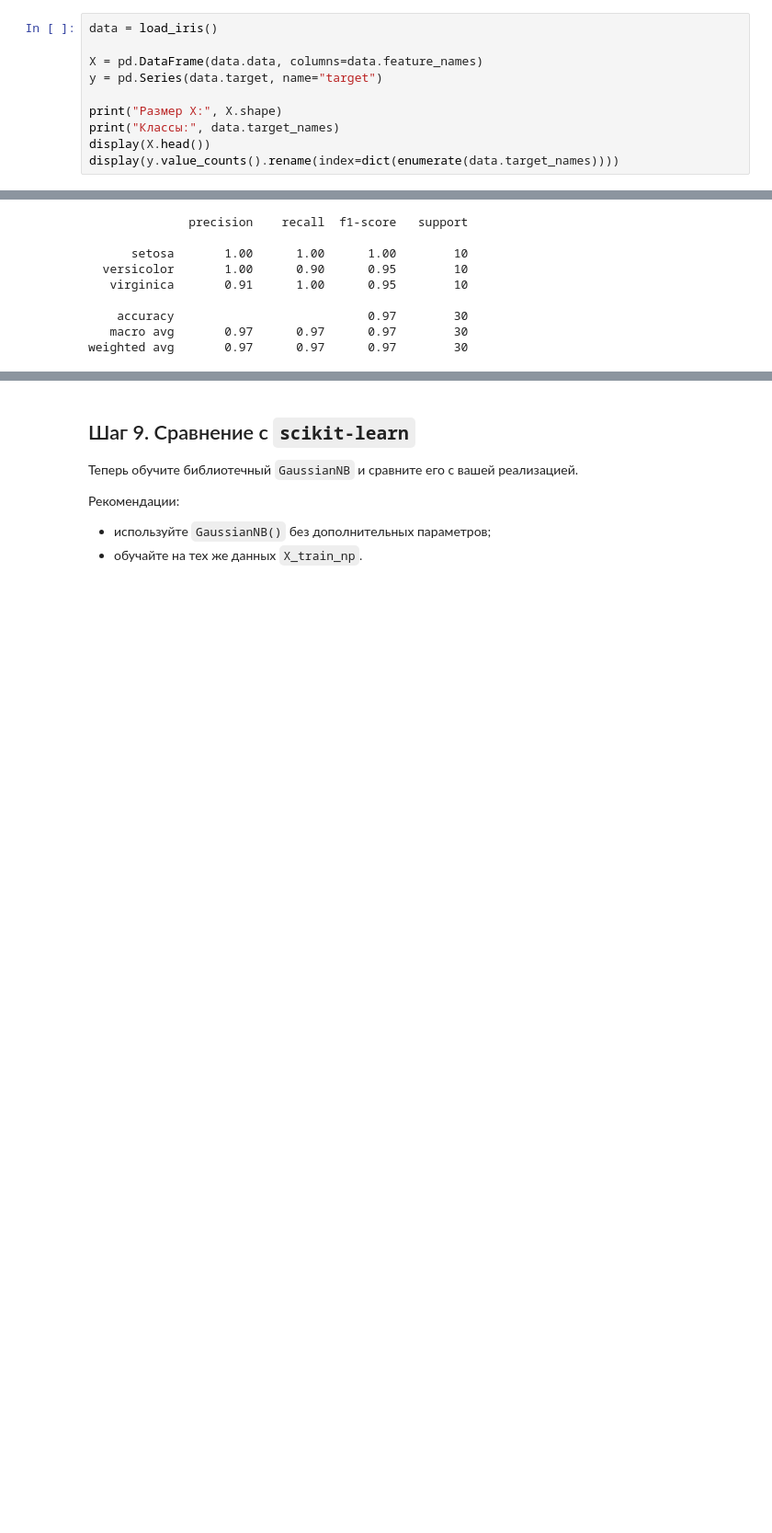
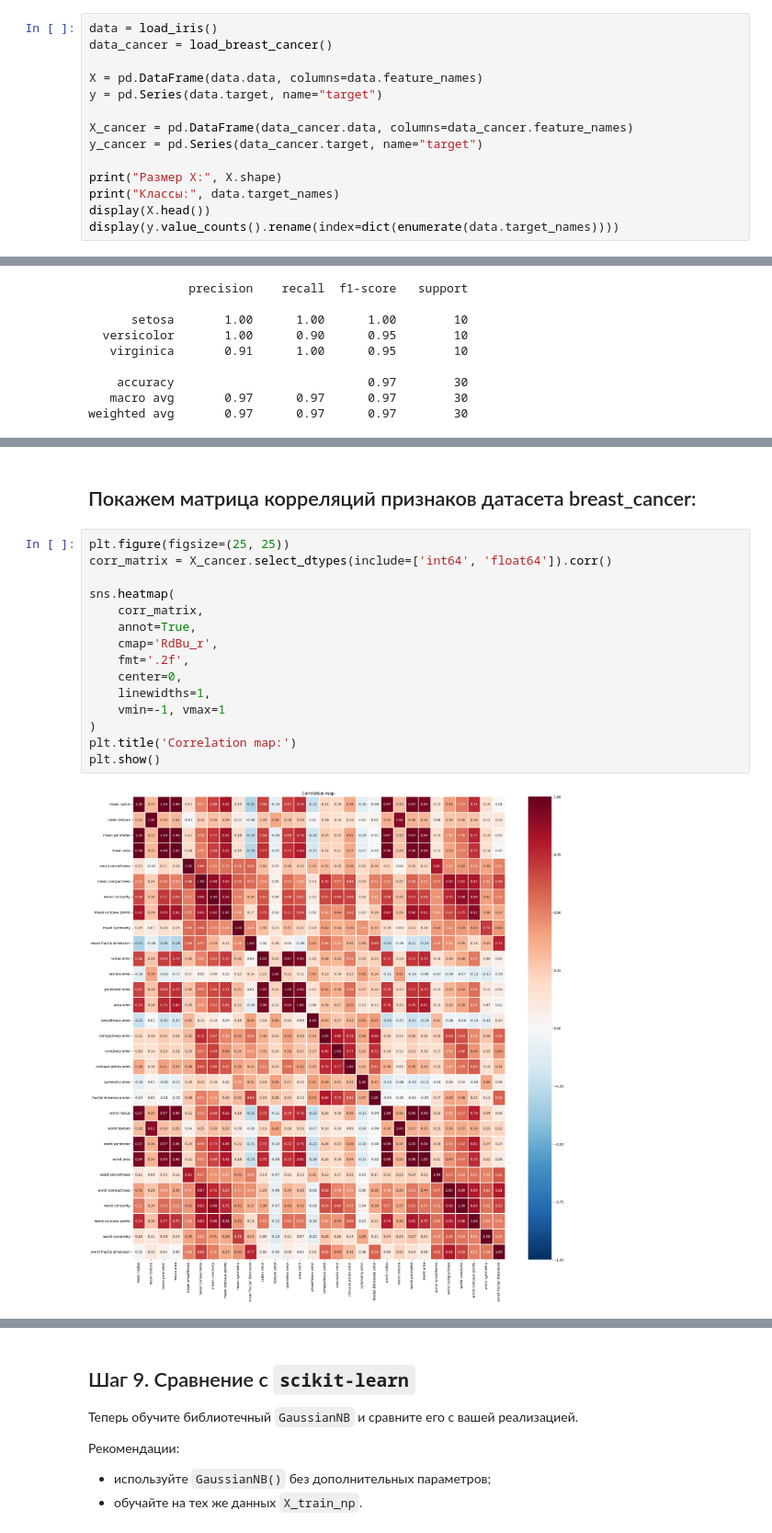
Before and after one commit to topj0bstule/ML_Course, a Jupyter notebook: hw08_/naive_bayes_practice_student.ipynb, the cells around one changed output, grey strips where cells are left out. Shown at 92% size. Drawn from its saved outputs; the diff is of its cells as text; blank space fills up the shorter version.

```diff
--- a/hw08_/naive_bayes_practice_student.ipynb
+++ b/hw08_/naive_bayes_practice_student.ipynb
@@ -104,8 +106,12 @@ from sklearn.metrics import (
 # %%
 data = load_iris()
+data_cancer = load_breast_cancer()
 
 X = pd.DataFrame(data.data, columns=data.feature_names)
 y = pd.Series(data.target, name="target")
+
+X_cancer = pd.DataFrame(data_cancer.data, columns=data_cancer.feature_names)
+y_cancer = pd.Series(data_cancer.target, name="target")
 
 print("Размер X:", X.shape)
 print("Классы:", data.target_names)
@@ -430,0 +519,19 @@ weighted avg       0.97      0.97      0.97        30
+# %% [markdown]
+## Покажем матрица корреляций признаков датасета breast_cancer:
+# %%
+plt.figure(figsize=(25, 25))
+corr_matrix = X_cancer.select_dtypes(include=['int64', 'float64']).corr()
+
+sns.heatmap(
+    corr_matrix,
+    annot=True,
+    cmap='RdBu_r',
+    fmt='.2f',
+    center=0,
+    linewidths=1,
+    vmin=-1, vmax=1
+)
+plt.title('Correlation map:')
+plt.show()
+# %% [output]
+[figure, added]
```
Also changed, not shown: parts of 16 cells of this notebook.
